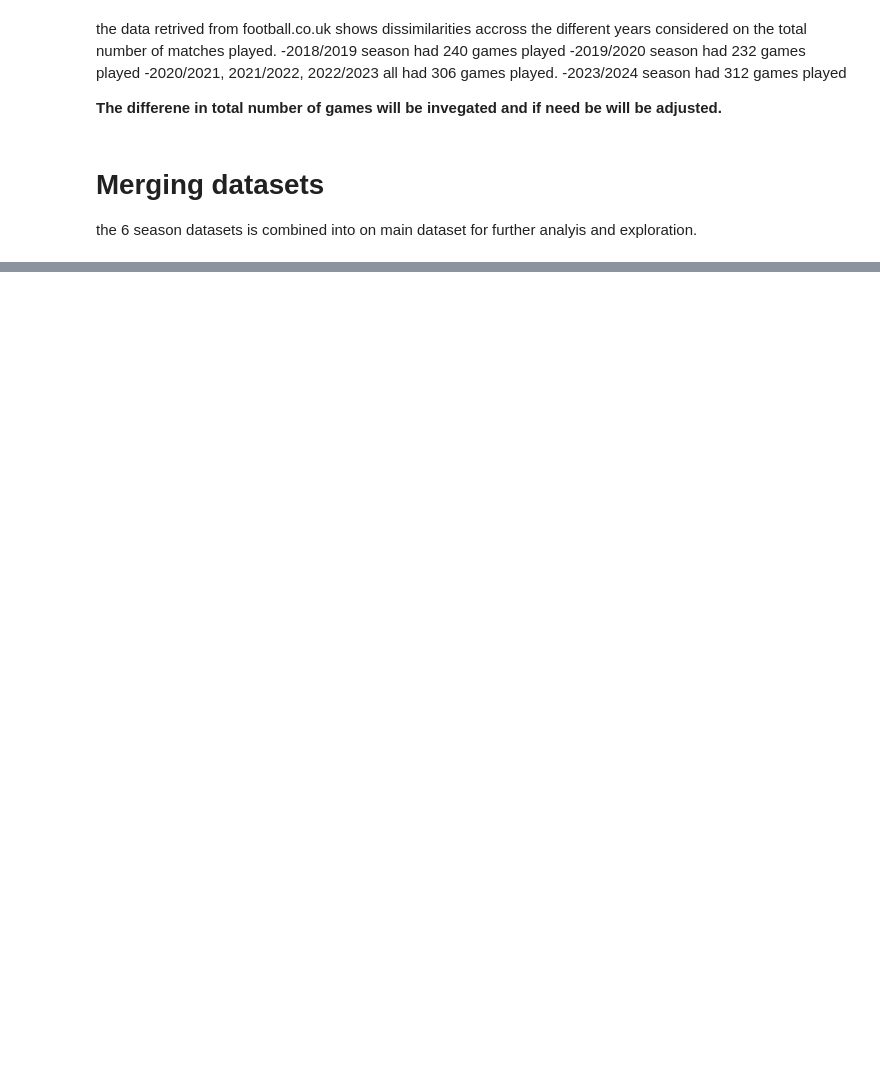
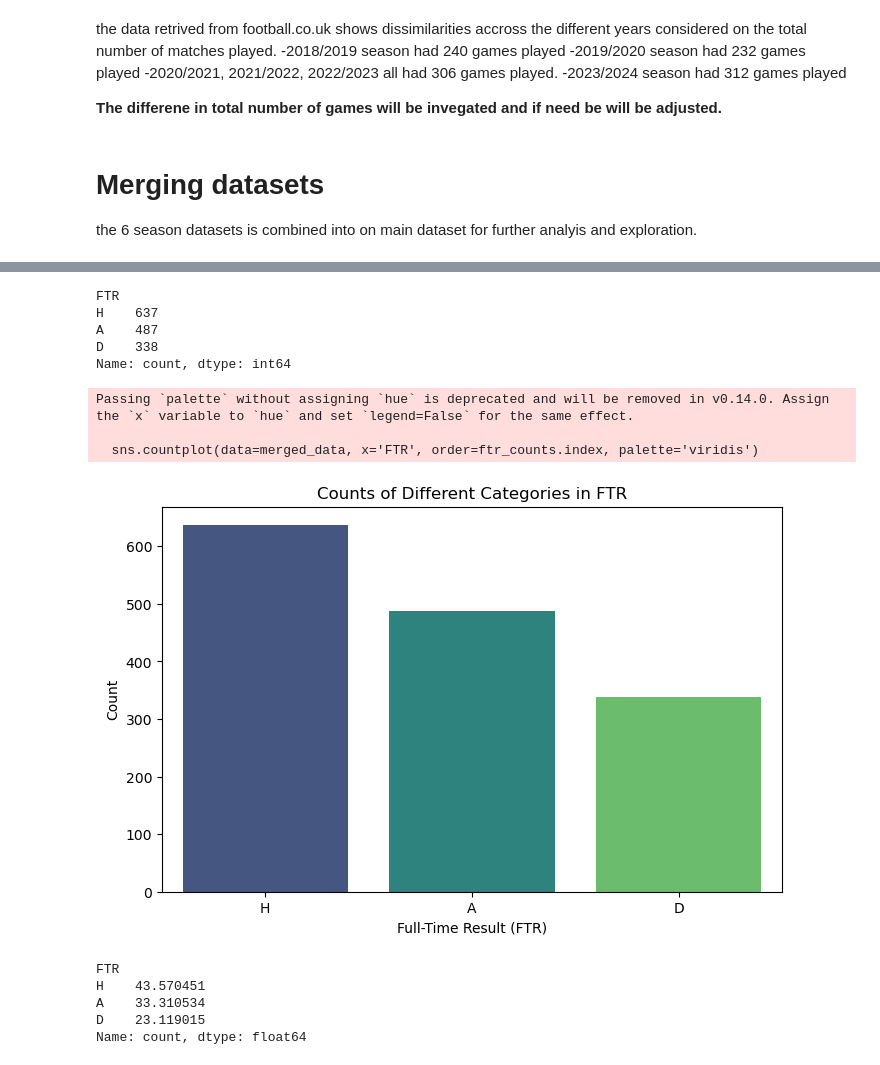
Before and after one commit to Langsi97/Master-Thesis, a Jupyter notebook: Codes.ipynb, the cells around one changed output, grey strips where cells are left out. Cells and saved outputs as stored; diff of their text form; code cells hidden in the pictures; blank space fills up the shorter version.

```diff
--- a/Codes.ipynb
+++ b/Codes.ipynb
@@ -64,0 +91,42 @@ merged_data.shape
+# %%
+# Count the occurrences of each category in the FTR column
+ftr_counts = merged_data['FTR'].value_counts()
+
+# Display the different categories and their counts
+print(ftr_counts)
+# %% [output]
+FTR
+H    637
+A    487
+D    338
+Name: count, dtype: int64
+# %%
+# Plot the counts of different categories in FTR
+plt.figure(figsize=(8, 5))  # Set the figure size
+sns.countplot(data=merged_data, x='FTR', order=ftr_counts.index, palette='viridis')
+
+# Show the plot
+plt.title('Counts of Different Categories in FTR')
+plt.xlabel('Full-Time Result (FTR)')
+plt.ylabel('Count')
+plt.show()
+# %% [output]
+Passing `palette` without assigning `hue` is deprecated and will be removed in v0.14.0. Assign the `x` variable to `hue` and set `legend=False` for the same effect.
+
+  sns.countplot(data=merged_data, x='FTR', order=ftr_counts.index, palette='viridis')
+[figure, added]
+# %%
+# Calculate the counts of each category in the FTR column
+ftr_counts = merged_data['FTR'].value_counts()
+
+# Calculate the percentage for each category
+ftr_percentage = (ftr_counts / len(merged_data)) * 100
+
+# Display the percentages
+print(ftr_percentage)
+# %% [output]
+FTR
+H    43.570451
+A    33.310534
+D    23.119015
+Name: count, dtype: float64
```
Also changed, not shown: parts of 16 cells of this notebook, 1 other file.
